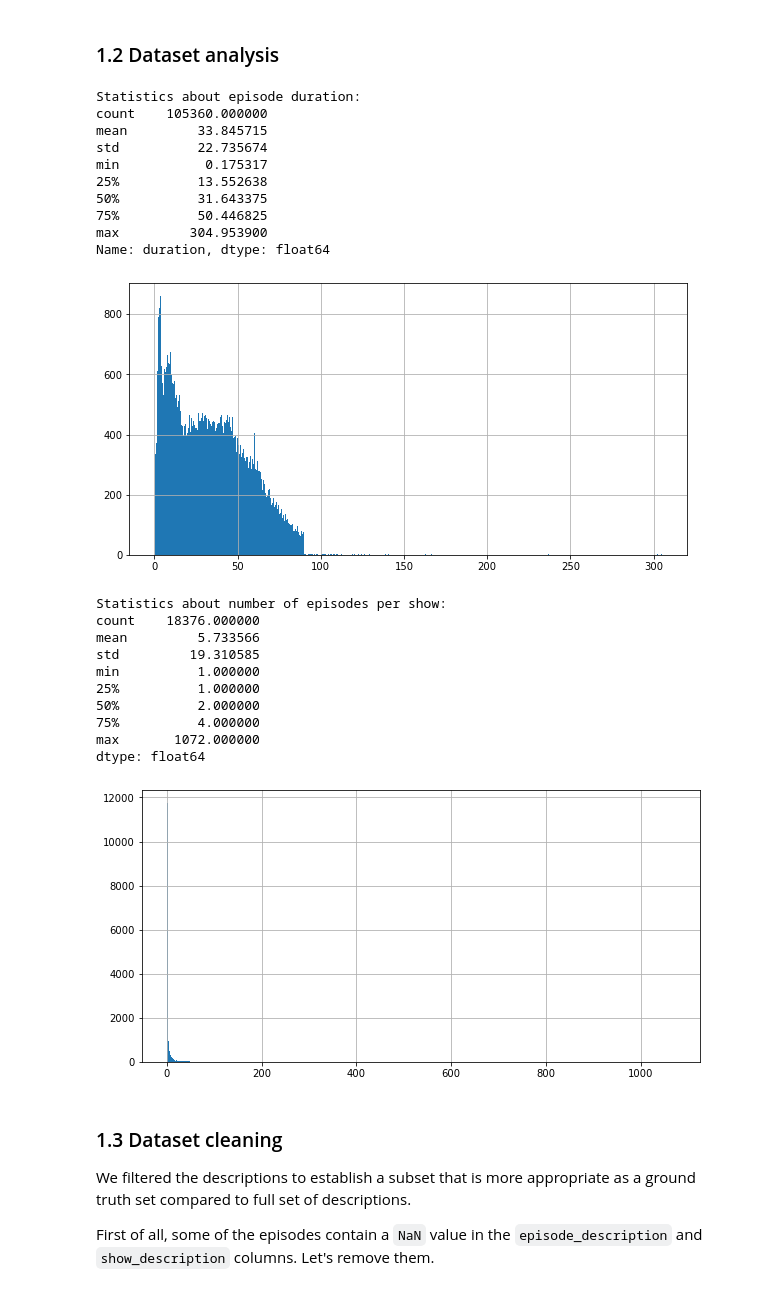
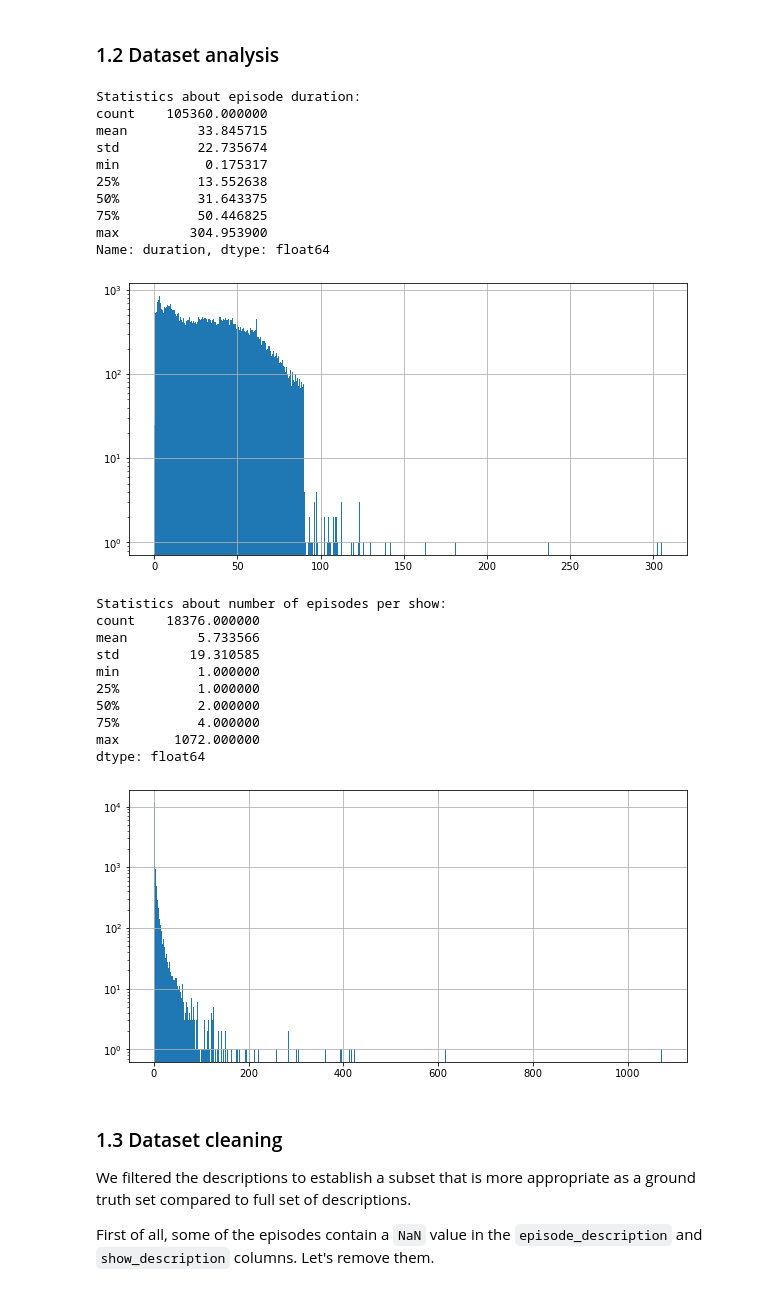
Before and after one commit to TheOnesThatWereAbroad/PodcastSummarization, a Jupyter notebook: AbstractivePodcastSummarizationBART.ipynb, the cells around one changed output. Drawn from its saved outputs; the diff is of its cells as text; code cells hidden in the pictures.

```diff
--- a/AbstractivePodcastSummarizationBART.ipynb
+++ b/AbstractivePodcastSummarizationBART.ipynb
@@ -40,7 +41,8 @@ tqdm.pandas()
 # %% [markdown]
 ### 1.1 Dataset reading
 # %%
-dataset_path = os.path.join(os.path.abspath("D:/"), 'podcasts-no-audio-13GB')
+# dataset_path = os.path.join(os.path.abspath("D:/"), 'podcasts-no-audio-13GB')
+dataset_path = os.path.join(os.path.abspath(""), 'podcasts-no-audio-13GB')
 
 metadata_path_train = os.path.join(dataset_path, 'metadata.tsv')
 metadata_train = pd.read_csv(metadata_path_train, sep='\t')
@@ -105,26 +107,26 @@ def get_transcription(episode):
 # %%
 print("Statistics about episode duration:\n"
       f"{metadata_train['duration'].describe()}")
-metadata_train['duration'].hist(bins=1000, figsize=(10,5))
+metadata_train['duration'].hist(bins=1000, figsize=(10,5), log=True)
 plt.show()
 # %% [output]
 Statistics about episode duration:
 count    105360.000000
 mean         33.845715
 std          22.735674
 min           0.175317
 25%          13.552638
 50%          31.643375
 75%          50.446825
 max         304.953900
 Name: duration, dtype: float64
-[figure, old version]
+[figure, new version]
 # %%
 show_episodes = metadata_train.groupby(['show_filename_prefix']).apply(lambda x: list(zip(x['episode_filename_prefix'], x['episode_description']))).to_dict()
 show_n_episodes = {k: len(v) for k, v in show_episodes.items()}
 print("Statistics about number of episodes per show:\n"
       f"{pd.Series(show_n_episodes.values()).describe()}")
-pd.Series(show_n_episodes.values()).hist(bins=1000, figsize=(10,5))
+pd.Series(show_n_episodes.values()).hist(bins=1000, figsize=(10,5), log=True)
 plt.show()
 # %% [output]
 Statistics about number of episodes per show:
@@ -137,7 +139,7 @@ min          1.000000
 75%          4.000000
 max       1072.000000
 dtype: float64
-[figure, old version]
+[figure, new version]
 # %% [markdown]
 ### 1.3 Dataset cleaning
 We filtered the descriptions to establish a subset that is more appropriate as a ground truth set compared to full set of descriptions.
```
Also changed, not shown: parts of 25 cells of this notebook, 3 other files.
